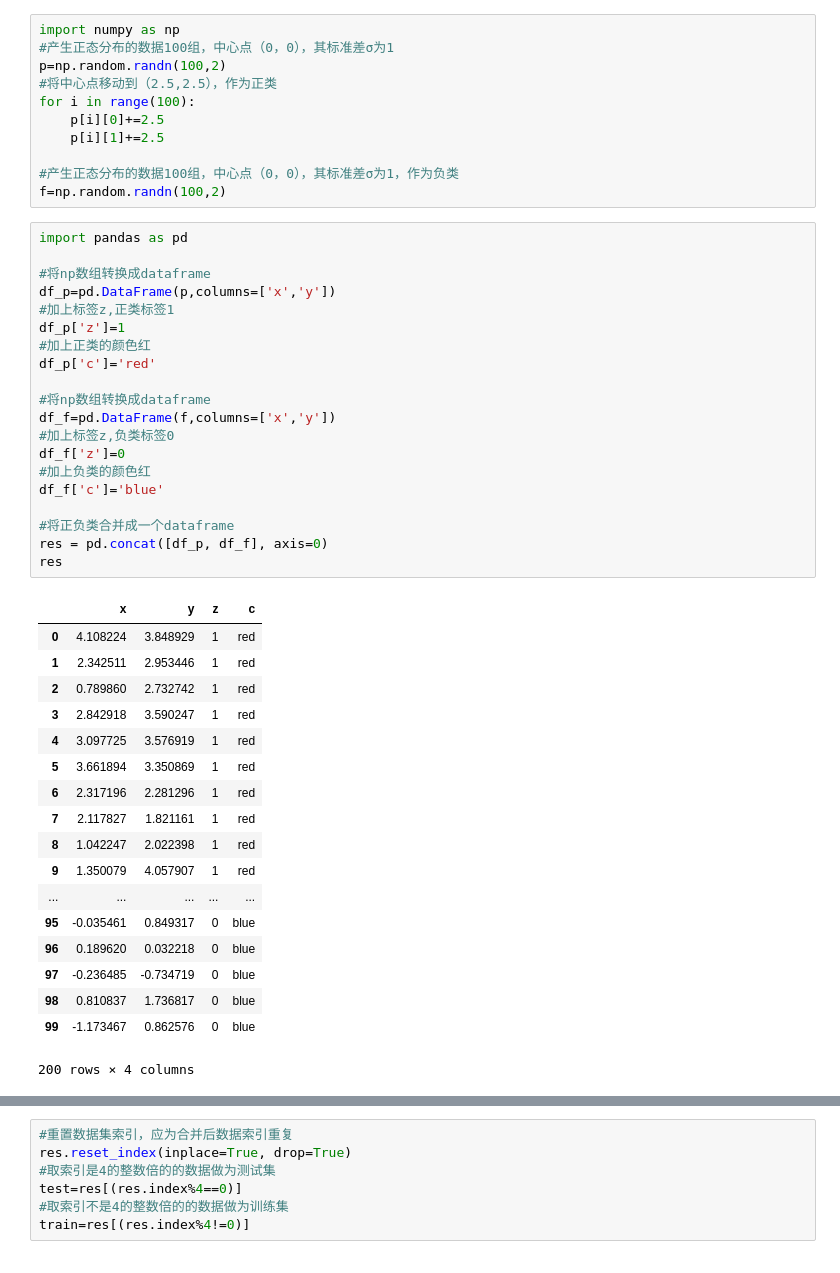
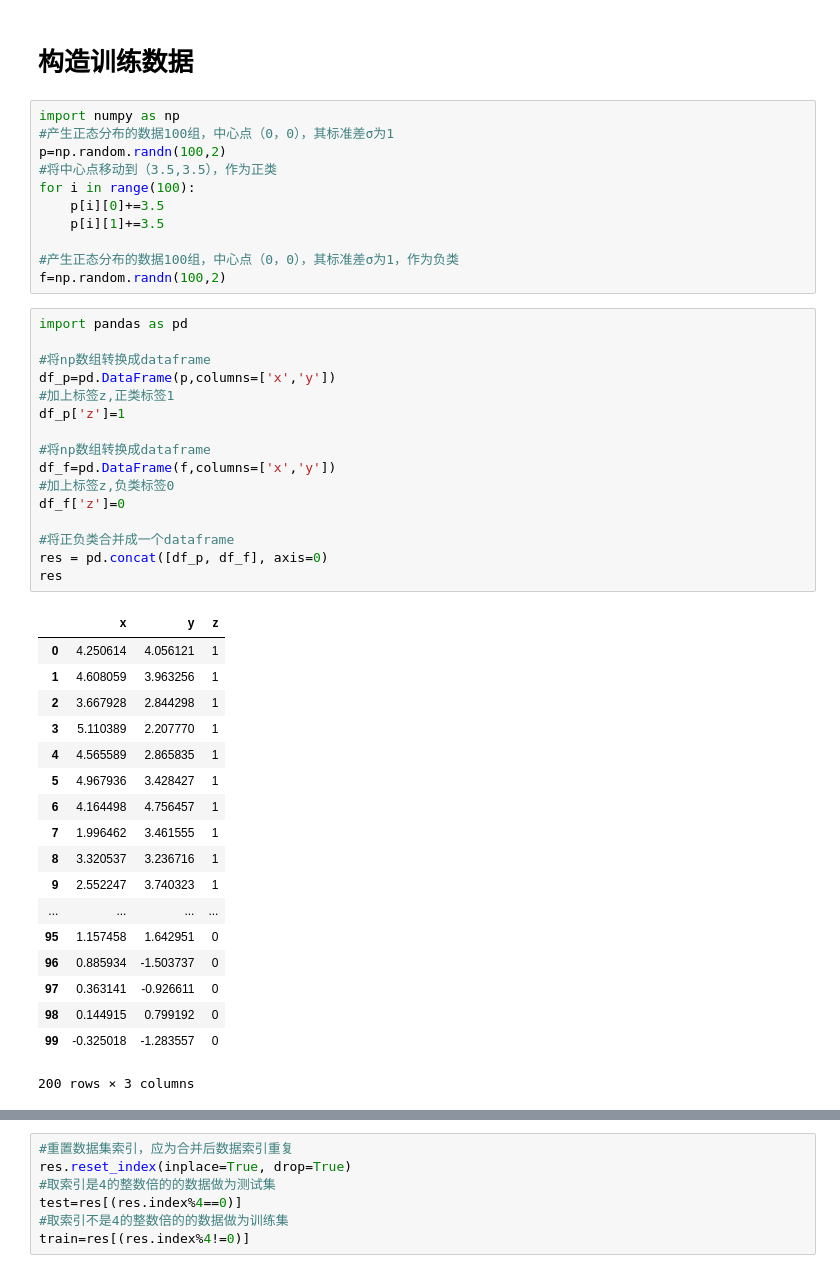
Before and after one commit to matrix-yang/machine_learn_record, a Jupyter notebook: SVM.ipynb, the cells around one changed output, grey strips where cells are left out. Cells and saved outputs as stored; diff of their text form.

```diff
--- a/SVM.ipynb
+++ b/SVM.ipynb
@@ -1,52 +1,50 @@
+# %% [markdown]
+# 构造训练数据
 # %%
 import numpy as np
 #产生正态分布的数据100组，中心点（0，0），其标准差σ为1
 p=np.random.randn(100,2)
-#将中心点移动到（2.5,2.5），作为正类
+#将中心点移动到（3.5,3.5），作为正类
 for i in range(100):
-    p[i][0]+=2.5
-    p[i][1]+=2.5
+    p[i][0]+=3.5
+    p[i][1]+=3.5
 
 #产生正态分布的数据100组，中心点（0，0），其标准差σ为1，作为负类
 f=np.random.randn(100,2)
 # %%
 import pandas as pd
 
 #将np数组转换成dataframe
 df_p=pd.DataFrame(p,columns=['x','y'])
 #加上标签z,正类标签1
 df_p['z']=1
-#加上正类的颜色红
-df_p['c']='red'
 
 #将np数组转换成dataframe
 df_f=pd.DataFrame(f,columns=['x','y'])
 #加上标签z,负类标签0
 df_f['z']=0
-#加上负类的颜色红
-df_f['c']='blue'
 
 #将正负类合并成一个dataframe
 res = pd.concat([df_p, df_f], axis=0)
 res
 # %% [output]
-|  | x | y | z | c |
-| 0 | 4.108224 | 3.848929 | 1 | red |
-| 1 | 2.342511 | 2.953446 | 1 | red |
-| 2 | 0.789860 | 2.732742 | 1 | red |
-| 3 | 2.842918 | 3.590247 | 1 | red |
-| 4 | 3.097725 | 3.576919 | 1 | red |
-| 5 | 3.661894 | 3.350869 | 1 | red |
-| 6 | 2.317196 | 2.281296 | 1 | red |
-| 7 | 2.117827 | 1.821161 | 1 | red |
-| 8 | 1.042247 | 2.022398 | 1 | red |
-| 9 | 1.350079 | 4.057907 | 1 | red |
-| ... | ... | ... | ... | ... |
-| 95 | -0.035461 | 0.849317 | 0 | blue |
-| 96 | 0.189620 | 0.032218 | 0 | blue |
-| 97 | -0.236485 | -0.734719 | 0 | blue |
-| 98 | 0.810837 | 1.736817 | 0 | blue |
-| 99 | -1.173467 | 0.862576 | 0 | blue |
+|  | x | y | z |
+| 0 | 4.250614 | 4.056121 | 1 |
+| 1 | 4.608059 | 3.963256 | 1 |
+| 2 | 3.667928 | 2.844298 | 1 |
+| 3 | 5.110389 | 2.207770 | 1 |
+| 4 | 4.565589 | 2.865835 | 1 |
+| 5 | 4.967936 | 3.428427 | 1 |
+| 6 | 4.164498 | 4.756457 | 1 |
+| 7 | 1.996462 | 3.461555 | 1 |
+| 8 | 3.320537 | 3.236716 | 1 |
+| 9 | 2.552247 | 3.740323 | 1 |
+| ... | ... | ... | ... |
+| 95 | 1.157458 | 1.642951 | 0 |
+| 96 | 0.885934 | -1.503737 | 0 |
+| 97 | 0.363141 | -0.926611 | 0 |
+| 98 | 0.144915 | 0.799192 | 0 |
+| 99 | -0.325018 | -1.283557 | 0 |
-200 rows × 4 columns
+200 rows × 3 columns
 # %%
 import matplotlib.pyplot as plt
```
Also changed, not shown: parts of 9 cells of this notebook.
